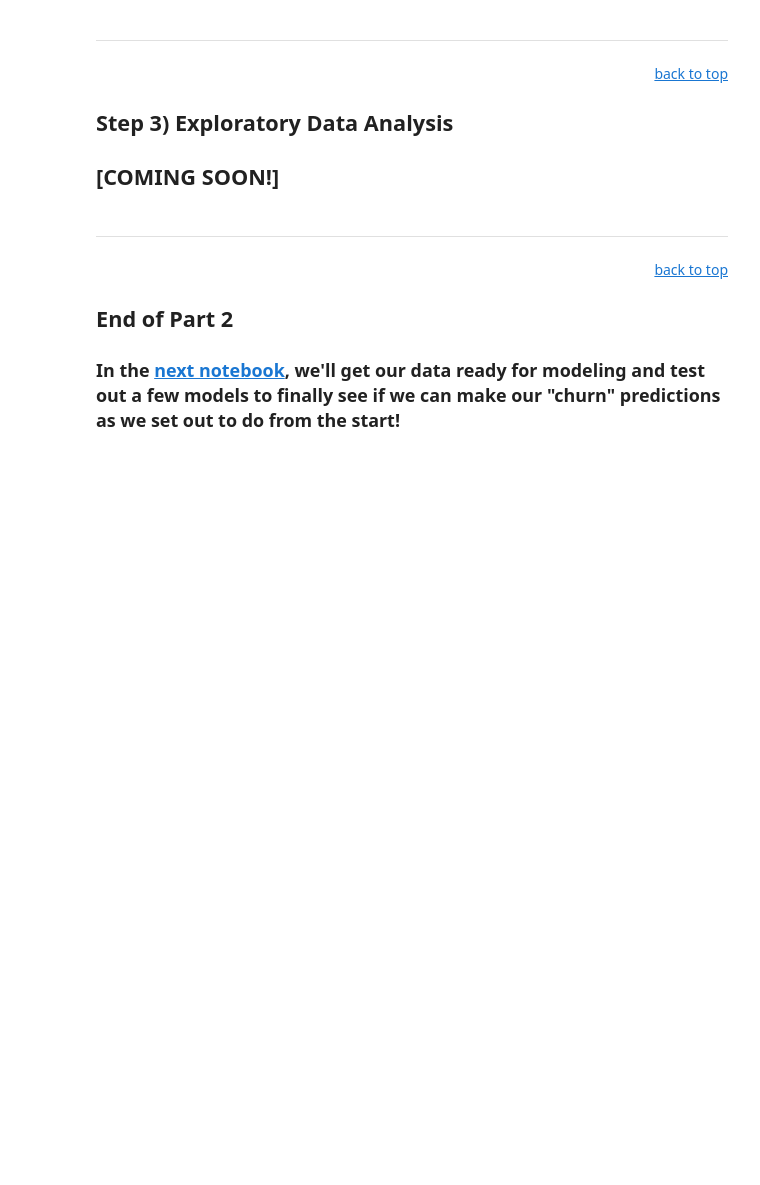
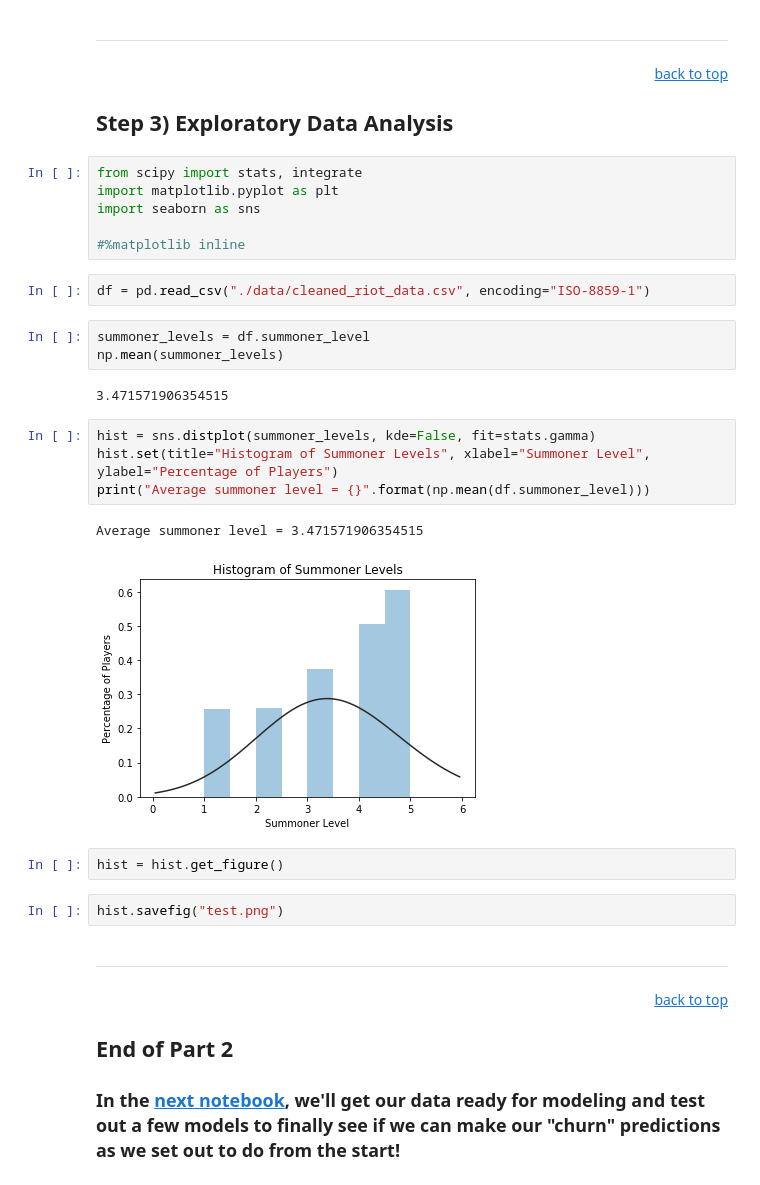
Before and after one commit to dskarbrevik/League-of-Legends-Churn-Prediction, a Jupyter notebook: LoL Churn Predictor [Part 2 - Data Cleaning and EDA].ipynb, the cells around one changed output. Cells and saved outputs as stored; diff of their text form; blank space fills up the shorter version.

```diff
--- a/LoL Churn Predictor [Part 2 - Data Cleaning and EDA].ipynb
+++ b/LoL Churn Predictor [Part 2 - Data Cleaning and EDA].ipynb
@@ -362,8 +362,30 @@ df.to_csv("cleaned_riot_data.csv", index=False)
 <a id='section3'></a>
 
 ## Step 3) Exploratory Data Analysis
-
-## [COMING SOON!]
+# %%
+from scipy import stats, integrate
+import matplotlib.pyplot as plt
+import seaborn as sns
+
+#%matplotlib inline
+# %%
+df = pd.read_csv("./data/cleaned_riot_data.csv", encoding="ISO-8859-1")
+# %%
+summoner_levels = df.summoner_level
+np.mean(summoner_levels)
+# %% [output]
+3.471571906354515
+# %%
+hist = sns.distplot(summoner_levels, kde=False, fit=stats.gamma)
+hist.set(title="Histogram of Summoner Levels", xlabel="Summoner Level", ylabel="Percentage of Players")
+print("Average summoner level = {}".format(np.mean(df.summoner_level)))
+# %% [output]
+Average summoner level = 3.471571906354515
+[figure, added]
+# %%
+hist = hist.get_figure()
+# %%
+hist.savefig("test.png")
 # %% [markdown]
 ***
 # %% [markdown]
```
Also changed, not shown: parts of 2 cells of this notebook, 18 other files.
